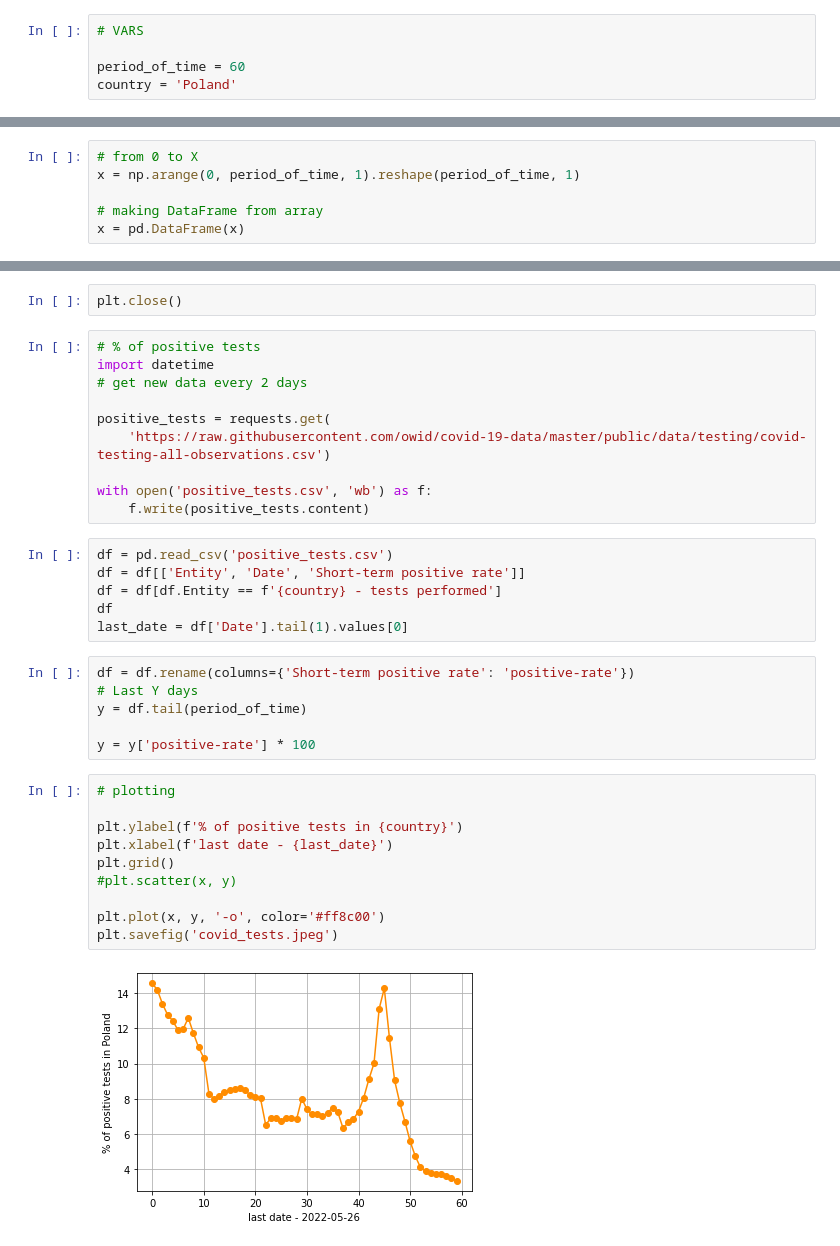
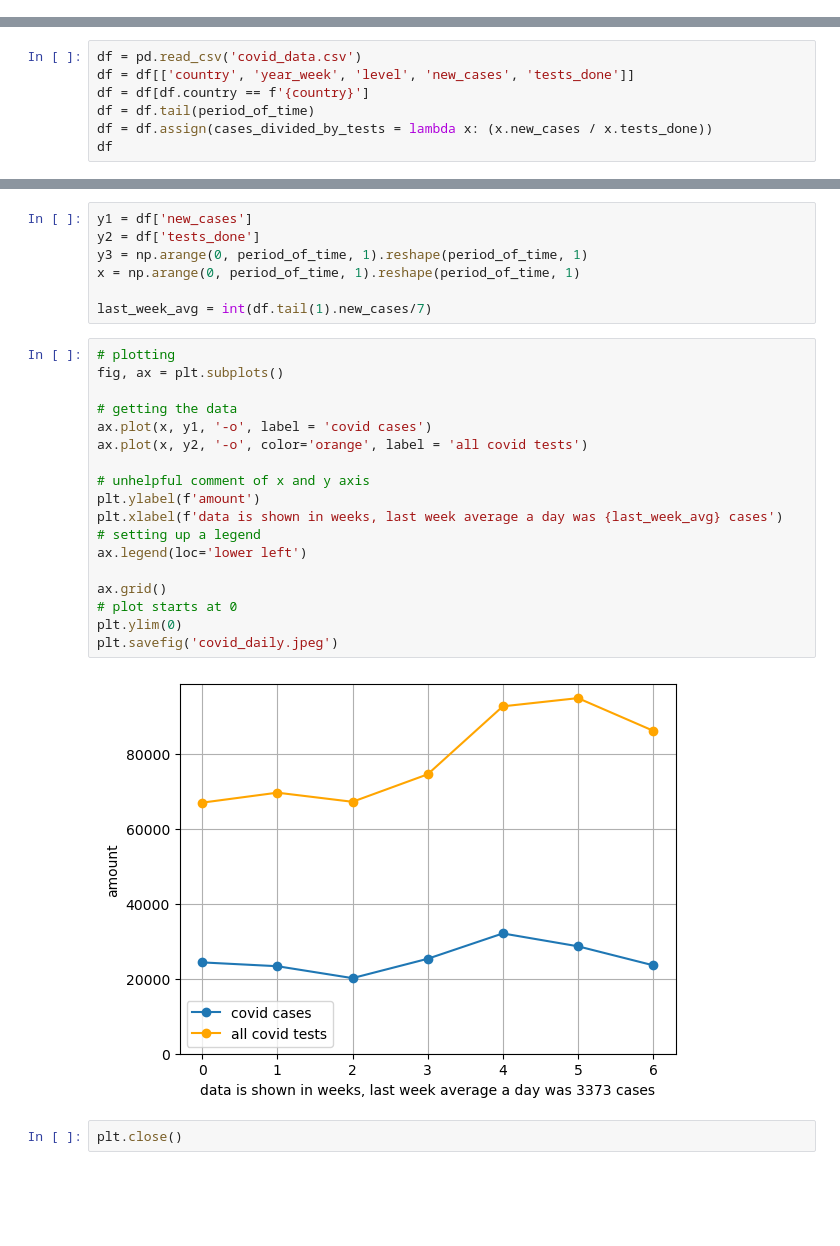
Before and after one commit to nogas404/morning, a Jupyter notebook: covid_stats.ipynb, the cells around one changed output, grey strips where cells are left out. Drawn from its saved outputs; the diff is of its cells as text; blank space fills up the shorter version.

Commit message:
ECDC is new data source because OWID stopped publishing testing data other than that, now everthing is one graph and there is a legend pn bottom left

```diff
--- a/covid_stats.ipynb
+++ b/covid_stats.ipynb
@@ -16,5 +18,0 @@ with open('new_cases.csv', 'wb') as f:
-# %%
-# VARS
-
-period_of_time = 60
-country = 'Poland'
@@ -30,6 +18,0 @@ y = data.tail(period_of_time)
-# %%
-# from 0 to X
-x = np.arange(0, period_of_time, 1).reshape(period_of_time, 1)
-
-# making DataFrame from array
-x = pd.DataFrame(x)
@@ -48,0 +19,7 @@ plt.savefig('covid_cases.jpeg')
+# %%
+df = pd.read_csv('covid_data.csv')
+df = df[['country', 'year_week', 'level', 'new_cases', 'tests_done']]
+df = df[df.country == f'{country}']
+df = df.tail(period_of_time)
+df = df.assign(cases_divided_by_tests = lambda x: (x.new_cases / x.tests_done))
+df
@@ -49,36 +35,29 @@ plt.savefig('covid_cases.jpeg')
+# %%
+y1 = df['new_cases']
+y2 = df['tests_done']
+y3 = np.arange(0, period_of_time, 1).reshape(period_of_time, 1)
+x = np.arange(0, period_of_time, 1).reshape(period_of_time, 1)
+
+last_week_avg = int(df.tail(1).new_cases/7)
+# %%
+# plotting
+fig, ax = plt.subplots()
+
+# getting the data
+ax.plot(x, y1, '-o', label = 'covid cases')
+ax.plot(x, y2, '-o', color='orange', label = 'all covid tests')
+
+# unhelpful comment of x and y axis
+plt.ylabel(f'amount')
+plt.xlabel(f'data is shown in weeks, last week average a day was {last_week_avg} cases')
+# setting up a legend
+ax.legend(loc='lower left')
+
+ax.grid()
+# plot starts at 0
+plt.ylim(0)
+plt.savefig('covid_daily.jpeg')
+# %% [output]
+[figure, added]
 # %%
 plt.close()
-# %%
-# % of positive tests
-import datetime
-# get new data every 2 days
-
-positive_tests = requests.get(
-    'https://raw.githubusercontent.com/owid/covid-19-data/master/public/data/testing/covid-testing-all-observations.csv')
-
-with open('positive_tests.csv', 'wb') as f:
-    f.write(positive_tests.content)
-# %%
-df = pd.read_csv('positive_tests.csv')
-df = df[['Entity', 'Date', 'Short-term positive rate']]
-df = df[df.Entity == f'{country} - tests performed']
-df
-last_date = df['Date'].tail(1).values[0]
-# %%
-df = df.rename(columns={'Short-term positive rate': 'positive-rate'})
-# Last Y days
-y = df.tail(period_of_time)
-
-y = y['positive-rate'] * 100
-# %%
-# plotting
-
-plt.ylabel(f'% of positive tests in {country}')
-plt.xlabel(f'last date - {last_date}')
-plt.grid()
-#plt.scatter(x, y)
-
-plt.plot(x, y, '-o', color='#ff8c00')
-plt.savefig('covid_tests.jpeg')
-# %% [output]
-[figure, removed]
```
Also changed, not shown: parts of 7 cells of this notebook, 2 other files.
